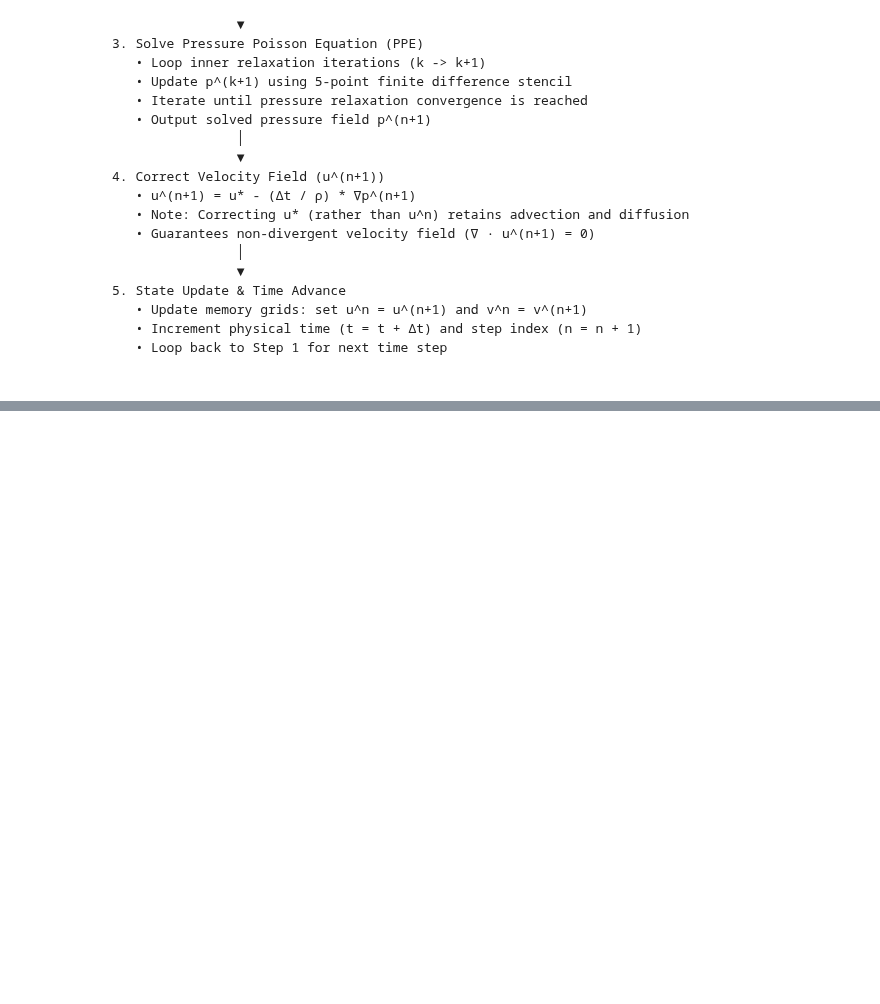
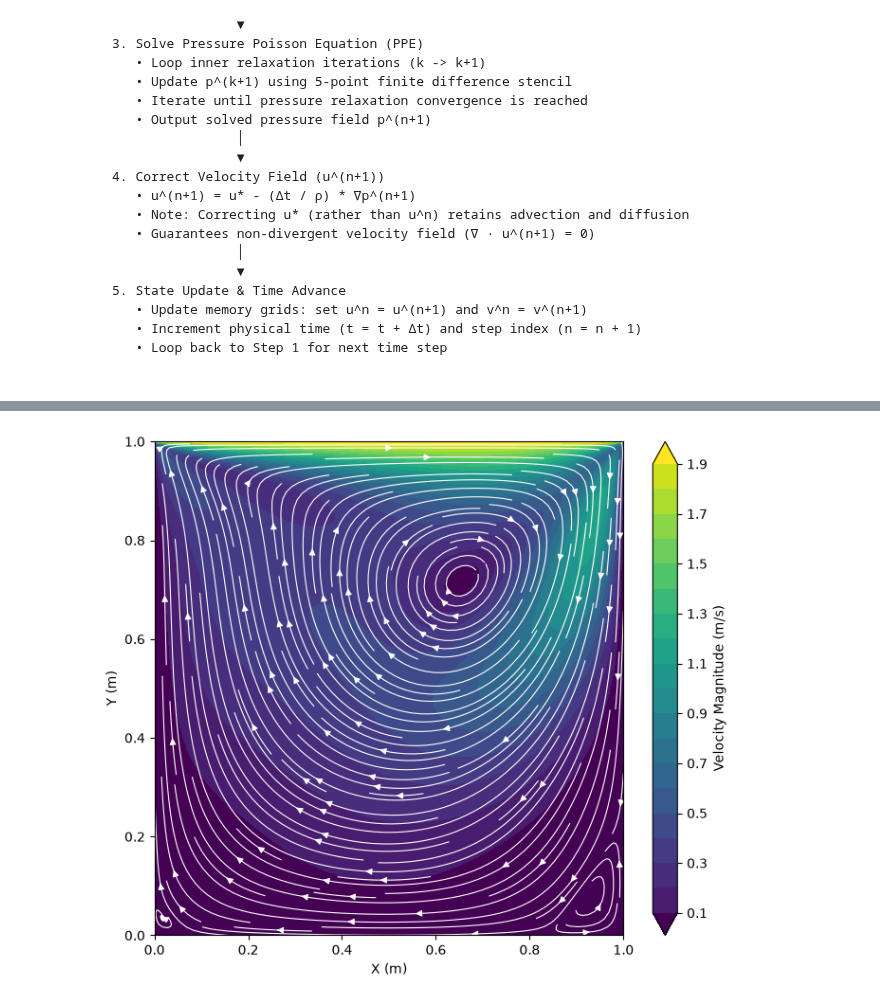
Before and after one commit to mtsn-lab/me137-237a, a Jupyter notebook: examples/cfdFiniteDifferenceMethodCavityLid.ipynb, the cells around one changed output, grey strips where cells are left out. Saved outputs shown, nothing was run; the diff lists cells and outputs as text; code cells hidden in the pictures; blank space fills up the shorter version.

```diff
--- a/examples/cfdFiniteDifferenceMethodCavityLid.ipynb
+++ b/examples/cfdFiniteDifferenceMethodCavityLid.ipynb
@@ -320,0 +322,23 @@ STATUS: STABLE — Safe to proceed with simulation.
+# %%
+# =============================================================================
+# 4. VISUALIZATION
+# =============================================================================
+vel_mag = np.sqrt(u**2 + v**2)
+
+plt.figure(figsize=(7, 6), dpi=100)
+# plt.contourf(X, Y, vel_mag, levels=30, cmap="viridis")
+plt.contourf(X, Y, vel_mag, levels=20, cmap="viridis", vmin=0, vmax=2, extend='both')
+plt.colorbar(label="Velocity Magnitude (m/s)")
+plt.streamplot(X, Y, u, v, color="white", linewidth=0.8, density=2)
+#plt.title(
+#    f"2D Lid-Driven Cavity Flow (Re = {int(u_lid * Lx / nu)})", fontsize=12
+#)
+plt.xlabel("X (m)")
+plt.ylabel("Y (m)")
+plt.xlim(0, Lx)
+plt.ylim(0, Ly)
+plt.tight_layout()
+plt.savefig("2D-lid-driven-cavity_Re_200.pdf")
+plt.show()
+# %% [output]
+[figure, added]
```
Also changed, not shown: parts of 1 cell of this notebook, 4 other files.
